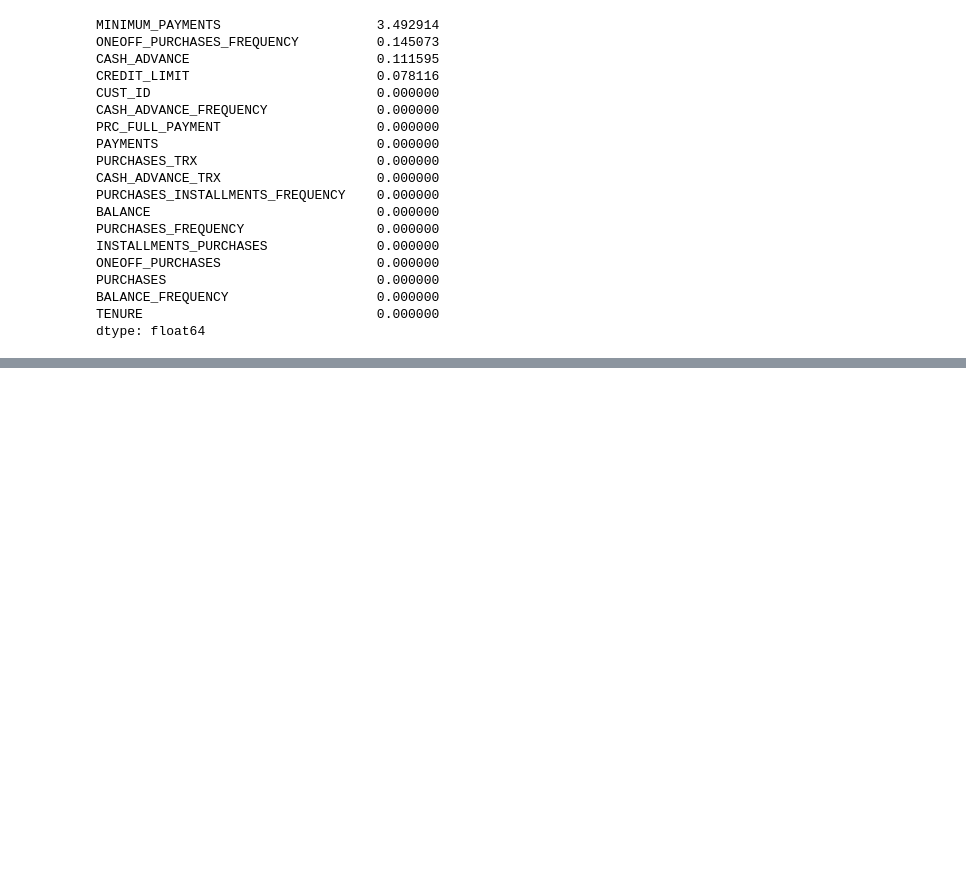
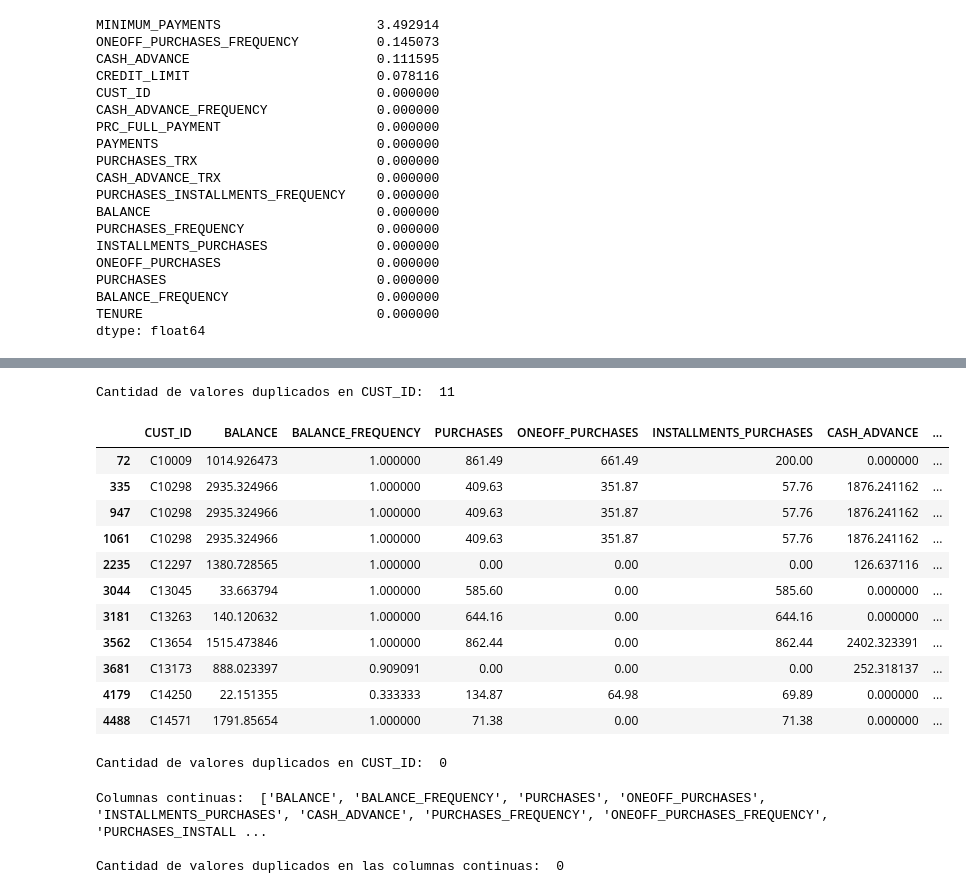
Before and after one commit to ISIS-3301-Business-Inteligence-2024-10/Lab-1, a Jupyter notebook: src/main.ipynb, the cells around one changed output, grey strips where cells are left out. Cells and saved outputs as stored; diff of their text form; code cells hidden in the pictures; blank space fills up the shorter version.

```diff
--- a/src/main.ipynb
+++ b/src/main.ipynb
@@ -181,0 +264,7 @@ ONEOFF_PURCHASES_FREQUENCY
+# %%
+# Limpieza de nulos para minimum_payments: minimum_payments = payments
+
+data['MINIMUM_PAYMENTS'].fillna(data['PAYMENTS'], inplace=True)
+
+# Cantidad de valores nulos
+print("Cantidad de valores nulos: ", data['MINIMUM_PAYMENTS'].isnull().sum(), " of ", data.shape[0], " (", (data['MINIMUM_PAYMENTS'].isnull().sum() / data.shape[0]) * 100, "%)")
@@ -181,0 +288,7 @@ ONEOFF_PURCHASES_FREQUENCY
+# %%
+# Limpieza de nulos para ONEOFF_PURCHASES_FREQUENCY: ONEOFF_PURCHASES_FREQUENCY = mediana
+
+data['ONEOFF_PURCHASES_FREQUENCY'].fillna(data['ONEOFF_PURCHASES_FREQUENCY'].median(), inplace=True)
+
+# Cantidad de valores nulos
+print("Cantidad de valores nulos: ", data['ONEOFF_PURCHASES_FREQUENCY'].isnull().sum(), " of ", data.shape[0], " (", (data['ONEOFF_PURCHASES_FREQUENCY'].isnull().sum() / data.shape[0]) * 100, "%)")
@@ -181,0 +312,7 @@ ONEOFF_PURCHASES_FREQUENCY
+# %%
+# Limpieza de nulos para CASH_ADVANCE: CASH_ADVANCE = mediana
+
+data['CASH_ADVANCE'].fillna(data['CASH_ADVANCE'].median(), inplace=True)
+
+# Cantidad de valores nulos
+print("Cantidad de valores nulos: ", data['CASH_ADVANCE'].isnull().sum(), " of ", data.shape[0], " (", (data['CASH_ADVANCE'].isnull().sum() / data.shape[0]) * 100, "%)")
@@ -181,0 +336,7 @@ ONEOFF_PURCHASES_FREQUENCY
+# %%
+# Limpieza de nulos para CREDIT_LIMIT: CREDIT_LIMIT = mediana
+
+data['CREDIT_LIMIT'].fillna(data['CREDIT_LIMIT'].median(), inplace=True)
+
+# Cantidad de valores nulos
+print("Cantidad de valores nulos: ", data['CREDIT_LIMIT'].isnull().sum(), " of ", data.shape[0], " (", (data['CREDIT_LIMIT'].isnull().sum() / data.shape[0]) * 100, "%)")
@@ -181,0 +363,52 @@ ONEOFF_PURCHASES_FREQUENCY
+# %%
+# Verificacion de valores duplicados en la columna CUST_ID
+
+print("Cantidad de valores duplicados en CUST_ID: ", data['CUST_ID'].duplicated().sum())
+
+# Visualizacion de valores duplicados en la columna CUST_ID
+
+data[data['CUST_ID'].duplicated()]
+# %% [output]
+Cantidad de valores duplicados en CUST_ID:  11
+|  | CUST_ID | BALANCE | BALANCE_FREQUENCY | PURCHASES | ONEOFF_PURCHASES | INSTALLMENTS_PURCHASES | CASH_ADVANCE | ... |
+| 72 | C10009 | 1014.926473 | 1.000000 | 861.49 | 661.49 | 200.00 | 0.000000 | ... |
+| 335 | C10298 | 2935.324966 | 1.000000 | 409.63 | 351.87 | 57.76 | 1876.241162 | ... |
+| 947 | C10298 | 2935.324966 | 1.000000 | 409.63 | 351.87 | 57.76 | 1876.241162 | ... |
+| 1061 | C10298 | 2935.324966 | 1.000000 | 409.63 | 351.87 | 57.76 | 1876.241162 | ... |
+| 2235 | C12297 | 1380.728565 | 1.000000 | 0.00 | 0.00 | 0.00 | 126.637116 | ... |
+| 3044 | C13045 | 33.663794 | 1.000000 | 585.60 | 0.00 | 585.60 | 0.000000 | ... |
+| 3181 | C13263 | 140.120632 | 1.000000 | 644.16 | 0.00 | 644.16 | 0.000000 | ... |
+| 3562 | C13654 | 1515.473846 | 1.000000 | 862.44 | 0.00 | 862.44 | 2402.323391 | ... |
+| 3681 | C13173 | 888.023397 | 0.909091 | 0.00 | 0.00 | 0.00 | 252.318137 | ... |
+| 4179 | C14250 | 22.151355 | 0.333333 | 134.87 | 64.98 | 69.89 | 0.000000 | ... |
+| 4488 | C14571 | 1791.85654 | 1.000000 | 71.38 | 0.00 | 71.38 | 0.000000 | ... |
+# %%
+# Eliminacion de valores duplicados en la columna CUST_ID
+
+data = data.drop_duplicates(subset='CUST_ID')
+
+# Verificacion de valores duplicados en la columna CUST_ID
+
+print("Cantidad de valores duplicados en CUST_ID: ", data['CUST_ID'].duplicated().sum())
+# %% [output]
+Cantidad de valores duplicados en CUST_ID:  0
+# %%
+# Verificacion de valores duplicados en las "Columnas continuas"
+
+# Columnas continuas = El resto de columnas (de manera individual sin involucar la comparacion junto a otras columnas) de datos excluyendo a las columnas categoricas y columnas con mediciones comunes (como credit limit).
+
+# Categoricas: No hay por las razones dichas inicialmente en el notebook.
+
+# De mediciones comunes: TENURE, CREDIT_LIMIT, PURCHASES_TRX, CASH_ADVANCE_TRX
+
+all_cols = data.columns
+cont_cols = [col for col in all_cols if col not in ['CUST_ID','TENURE', 'CREDIT_LIMIT', 'PURCHASES_TRX', 'CASH_ADVANCE_TRX']]
+print("Columnas continuas: ", cont_cols)
+
+# Verificacion de valores duplicados en las "Columnas continuas"
+
+print("\nCantidad de valores duplicados en las columnas continuas: ", data[cont_cols].duplicated().sum())
+# %% [output]
+Columnas continuas:  ['BALANCE', 'BALANCE_FREQUENCY', 'PURCHASES', 'ONEOFF_PURCHASES', 'INSTALLMENTS_PURCHASES', 'CASH_ADVANCE', 'PURCHASES_FREQUENCY', 'ONEOFF_PURCHASES_FREQUENCY', 'PURCHASES_INSTALL ...
+
+Cantidad de valores duplicados en las columnas continuas:  0
```
Also changed, not shown: parts of 44 cells of this notebook, 2 other files.
